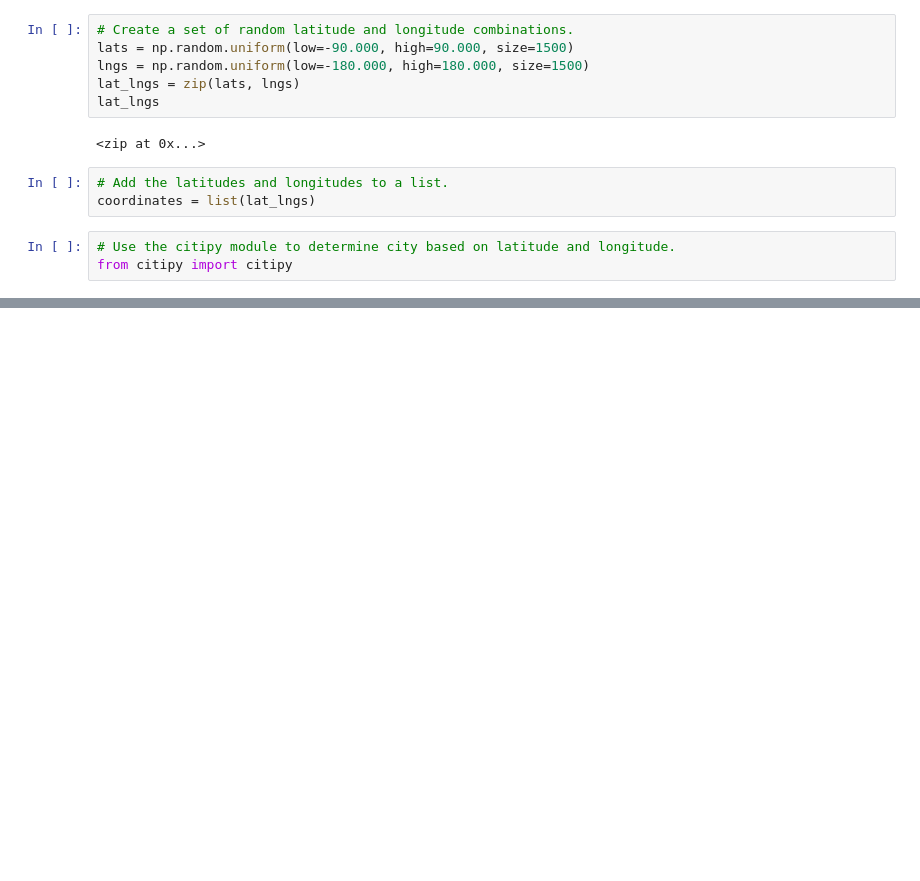
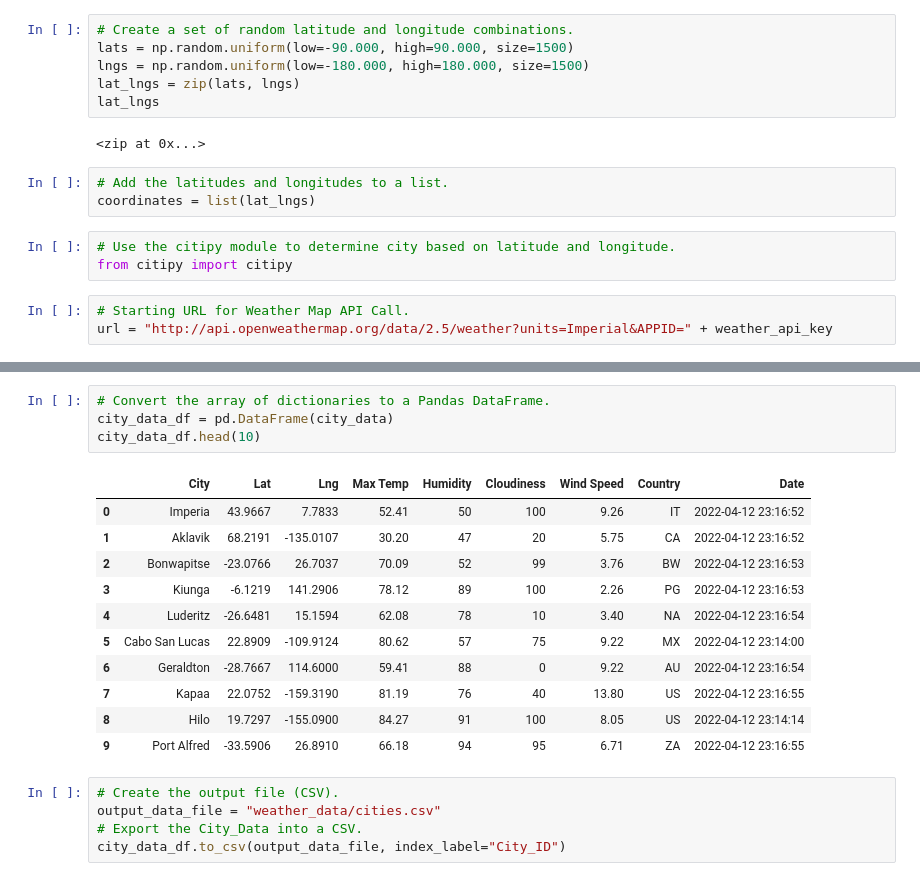
Before and after one commit to jsguti323/World_Weather_Analysis, a Jupyter notebook: WeatherPy.ipynb, the cells around one changed output, grey strips where cells are left out. Drawn from its saved outputs; the diff is of its cells as text; blank space fills up the shorter version.

Commit message:
Updated .gitignore file and created city_data database.

```diff
--- a/WeatherPy.ipynb
+++ b/WeatherPy.ipynb
@@ -17,6 +22,9 @@ coordinates = list(lat_lngs)
 # %%
 # Use the citipy module to determine city based on latitude and longitude.
 from citipy import citipy
+# %%
+# Starting URL for Weather Map API Call.
+url = "http://api.openweathermap.org/data/2.5/weather?units=Imperial&APPID=" + weather_api_key
 # %%
 # Create a list for holding the cities.
 cities = []
@@ -33,0 +125,21 @@ len(cities)
+# %%
+# Convert the array of dictionaries to a Pandas DataFrame.
+city_data_df = pd.DataFrame(city_data)
+city_data_df.head(10)
+# %% [output]
+|  | City | Lat | Lng | Max Temp | Humidity | Cloudiness | Wind Speed | Country | Date |
+| 0 | Imperia | 43.9667 | 7.7833 | 52.41 | 50 | 100 | 9.26 | IT | 2022-04-12 23:16:52 |
+| 1 | Aklavik | 68.2191 | -135.0107 | 30.20 | 47 | 20 | 5.75 | CA | 2022-04-12 23:16:52 |
+| 2 | Bonwapitse | -23.0766 | 26.7037 | 70.09 | 52 | 99 | 3.76 | BW | 2022-04-12 23:16:53 |
+| 3 | Kiunga | -6.1219 | 141.2906 | 78.12 | 89 | 100 | 2.26 | PG | 2022-04-12 23:16:53 |
+| 4 | Luderitz | -26.6481 | 15.1594 | 62.08 | 78 | 10 | 3.40 | NA | 2022-04-12 23:16:54 |
+| 5 | Cabo San Lucas | 22.8909 | -109.9124 | 80.62 | 57 | 75 | 9.22 | MX | 2022-04-12 23:14:00 |
+| 6 | Geraldton | -28.7667 | 114.6000 | 59.41 | 88 | 0 | 9.22 | AU | 2022-04-12 23:16:54 |
+| 7 | Kapaa | 22.0752 | -159.3190 | 81.19 | 76 | 40 | 13.80 | US | 2022-04-12 23:16:55 |
+| 8 | Hilo | 19.7297 | -155.0900 | 84.27 | 91 | 100 | 8.05 | US | 2022-04-12 23:14:14 |
+| 9 | Port Alfred | -33.5906 | 26.8910 | 66.18 | 94 | 95 | 6.71 | ZA | 2022-04-12 23:16:55 |
+# %%
+# Create the output file (CSV).
+output_data_file = "weather_data/cities.csv"
+# Export the City_Data into a CSV.
+city_data_df.to_csv(output_data_file, index_label="City_ID")
```
Also changed, not shown: parts of 4 cells of this notebook, 1 other file.
